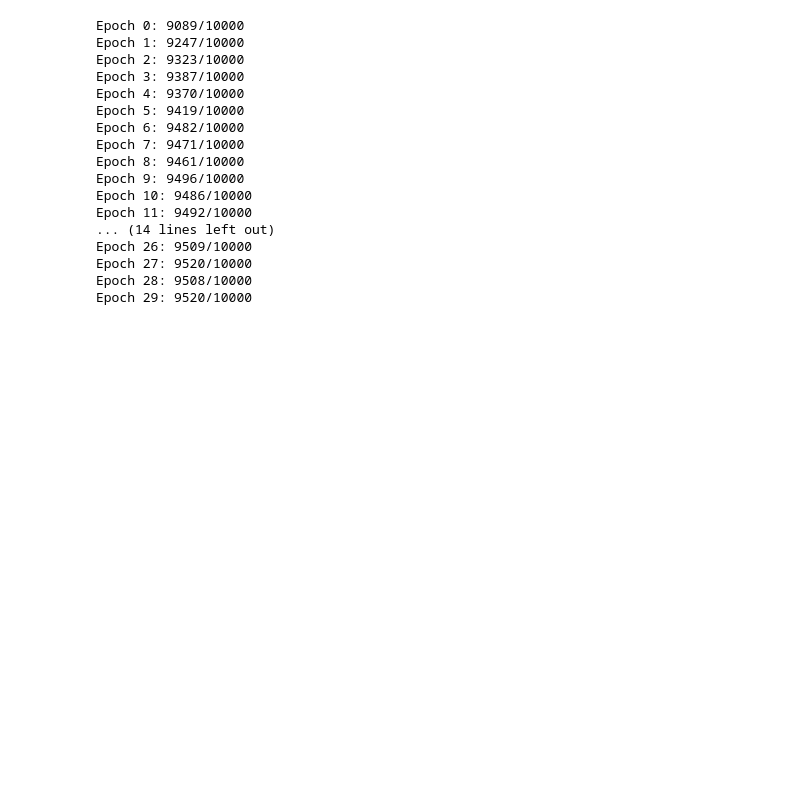
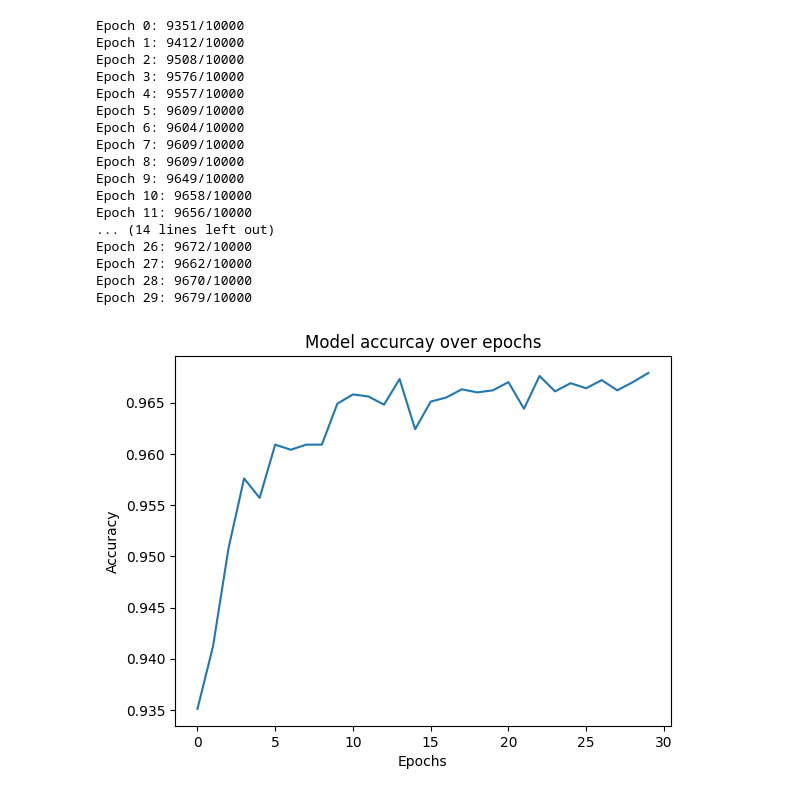
Before and after one commit to Calebagoha123/neural_net_from_scratch, a Jupyter notebook: mnist.ipynb, the cells around one changed output. Drawn from its saved outputs; the diff is of its cells as text; code cells hidden in the pictures; blank space fills up the shorter version.

Commit message:
visualizing model accuracy over epochs

```diff
--- a/mnist.ipynb
+++ b/mnist.ipynb
@@ -7,15 +12,27 @@ def sigmoid(z):
 
 def sigmoid_prime(z):
     return sigmoid(z) * (1 - sigmoid(z))
+# %%
+#Cost function
+class CrossEntropyCost(object):
+    @staticmethod
+    def fn(a, y):
+        """Return the cross entropy cost function"""
+        return np.sum(np.nan_to_num(-y*np.log(a) - (1-y)*np.log(1-a)))
+
+    def delta(z, a, y):
+        """Return the error from the output layer"""
+        return (a-y)
 # %%
 class Network(object):
     """A neural network class"""
 
-    def __init__(self, sizes):
+    def __init__(self, sizes, cost=CrossEntropyCost):
         self.num_layers = len(sizes)
         self.sizes = sizes
         self.biases = [np.random.randn(y, 1) for y in sizes[1:]]
         self.weights = [np.random.randn(y, x) for x, y in zip(sizes[:-1], sizes[1:])]
+        self.cost = cost
 
     def feedforward(self, a):
         """Return the output of the network if 'a' is an input"""
@@ -32,17 +49,19 @@ class Network(object):
 
         if test_data:
             n_test = len(test_data)
-
         n = len(training_data)
+        self.accuracy = []
         for j in range(epochs):
             random.shuffle(training_data)
             mini_batches = [training_data[k:k+mini_batch_size] for k in range(0, n, mini_batch_size)]
             for mini_batch in mini_batches:
                 self.update_mini_batch(mini_batch, eta)
             if test_data:
+                self.accuracy.append(self.evaluate(test_data)/n_test)
                 print(f"Epoch {j}: {self.evaluate(test_data)}/{n_test}")
             else:
                 print(f"Epoch {j} complete")
+
 
     def update_mini_batch(self, mini_batch, eta):
         """update network's weights and biases by applying gradient descent using backpropagation
@@ -64,7 +83,7 @@ class Network(object):
             activations.append(activation)
 
         #backward pass
-        delta = self.cost_derivative(activations[-1], Y) * sigmoid_prime(zs[-1])
+        delta = (self.cost).delta(zs[-1], activations[-1], Y)
         nabla_b[-1] = np.sum(delta, axis=1, keepdims=True)
         nabla_w[-1] = np.dot(delta, activations[-2].transpose())
 
@@ -78,10 +97,6 @@ class Network(object):
         self.weights = [w - (eta/len(mini_batch)) * nw for w, nw in zip(self.weights, nabla_w)]
         self.biases = [b - (eta/len(mini_batch)) * nb for b, nb in zip(self.biases, nabla_b)]
 
-    def cost_derivative(self, output_activations, y):
-        """Derivative of the sigmoid function"""
-        return (output_activations - y)
-
     def evaluate(self, test_data):
         """Return the number of test inputs for which the neural
         network outputs the correct result. Note that the neural
@@ -124,23 +135,33 @@ def vectorized_result(j):
 training_data, validation_data, test_data = load_data()
 training_data, validation_data, test_data = preprocess_data(training_data, validation_data, test_data)
 # %%
-net = Network([784, 30, 10])
-net.SGD(training_data, 30, 10, 3.0, test_data=test_data)
+# training the neural network
+net = Network([784, 100, 10])
+net.SGD(training_data, 30, 10, 0.5, test_data=test_data)
 # %% [output]
-Epoch 0: 9089/10000
-Epoch 1: 9247/10000
-Epoch 2: 9323/10000
-Epoch 3: 9387/10000
-Epoch 4: 9370/10000
-Epoch 5: 9419/10000
-Epoch 6: 9482/10000
-Epoch 7: 9471/10000
-Epoch 8: 9461/10000
-Epoch 9: 9496/10000
-Epoch 10: 9486/10000
-Epoch 11: 9492/10000
+Epoch 0: 9351/10000
+Epoch 1: 9412/10000
+Epoch 2: 9508/10000
+Epoch 3: 9576/10000
+Epoch 4: 9557/10000
+Epoch 5: 9609/10000
+Epoch 6: 9604/10000
+Epoch 7: 9609/10000
+Epoch 8: 9609/10000
+Epoch 9: 9649/10000
+Epoch 10: 9658/10000
+Epoch 11: 9656/10000
 ... (14 lines left out)
-Epoch 26: 9509/10000
-Epoch 27: 9520/10000
-Epoch 28: 9508/10000
-Epoch 29: 9520/10000
+Epoch 26: 9672/10000
+Epoch 27: 9662/10000
+Epoch 28: 9670/10000
+Epoch 29: 9679/10000
+# %%
+#results
+plt.plot(net.accuracy)
+plt.xlabel('Epochs')
+plt.ylabel('Accuracy')
+plt.title('Model accurcay over epochs')
+plt.show()
+# %% [output]
+[figure, added]
```
Also changed, not shown: parts of 4 cells of this notebook, 1 other file.
